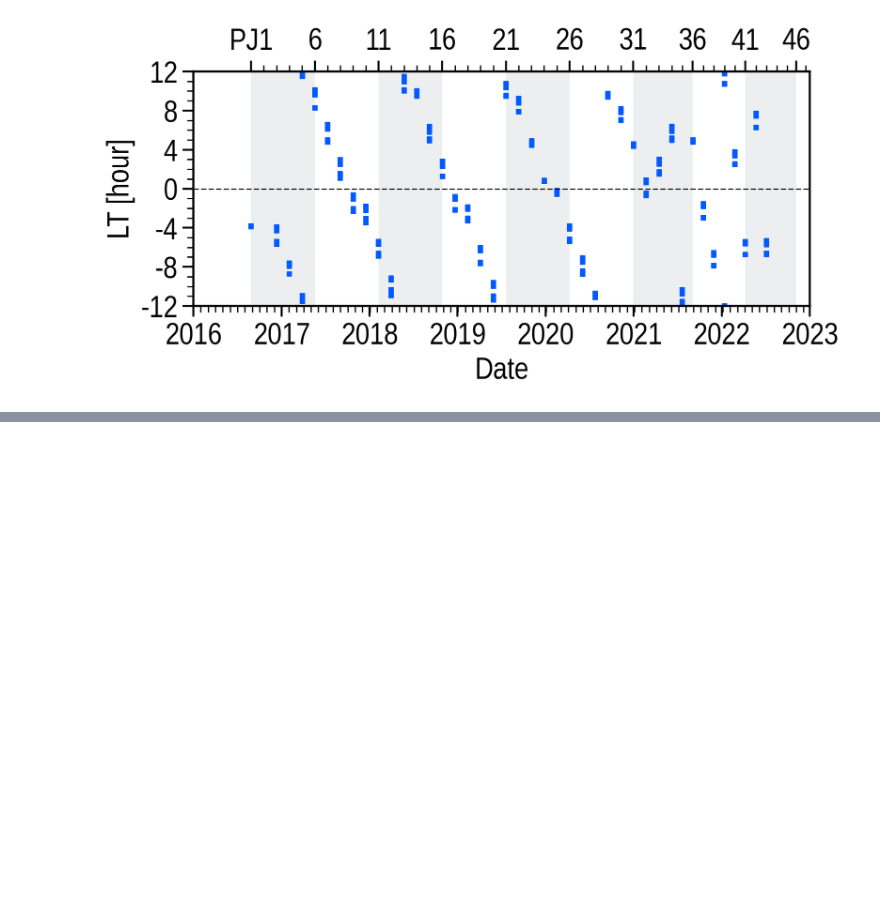
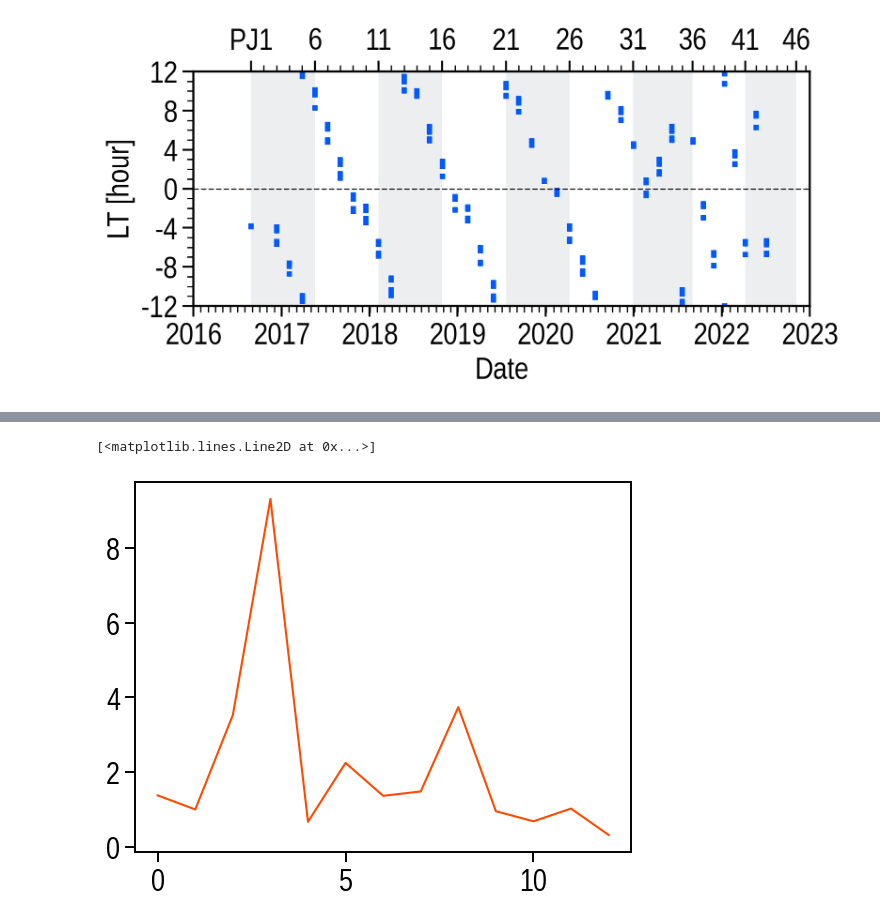
Before and after one commit to ShinnosukeSatoh/Juno_UVS_deimos, a Jupyter notebook: localtime_valid.ipynb, the cells around one changed output, grey strips where cells are left out. Saved outputs shown, nothing was run; the diff lists cells and outputs as text; code cells hidden in the pictures; blank space fills up the shorter version.

```diff
--- a/localtime_valid.ipynb
+++ b/localtime_valid.ipynb
@@ -1488,0 +2362,5 @@ Scale height [RJ]: 7.782279984678658
+# %%
+plt.plot(eq_distance)
+# %% [output]
+[<matplotlib.lines.Line2D at 0x...>]
+[figure, added]
```
Also changed, not shown: parts of 13 cells of this notebook, 1 other file.
